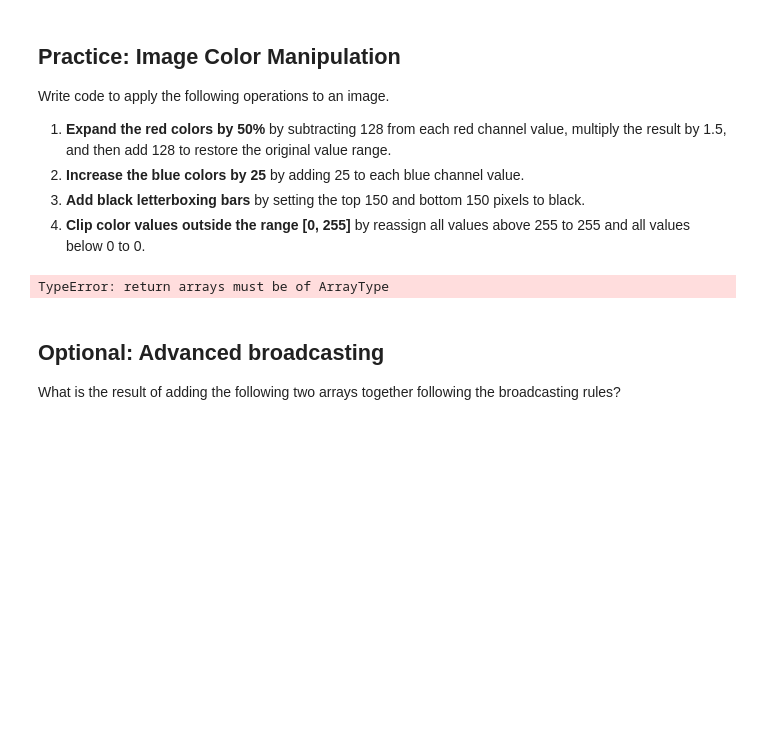
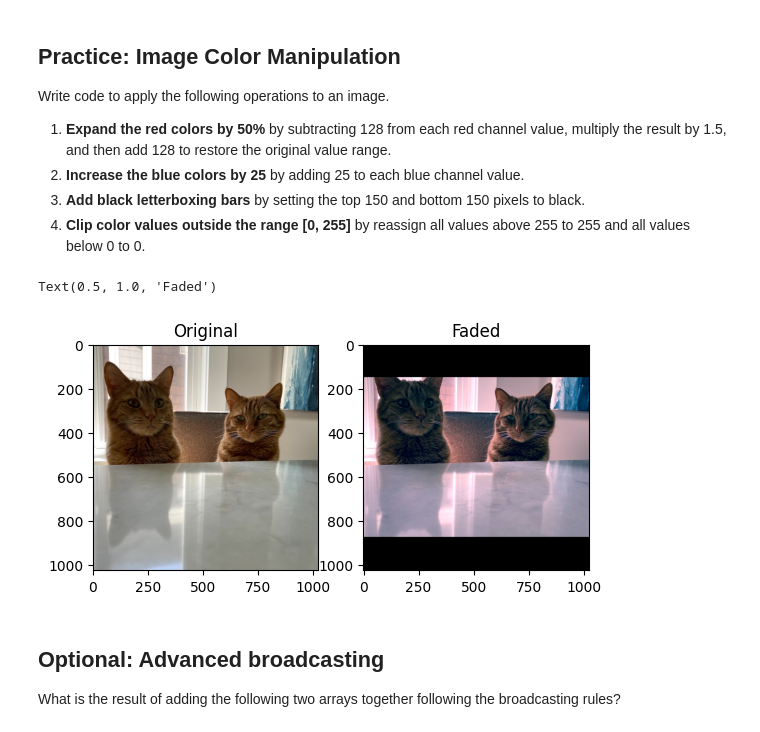
Before and after one commit to bhanu-pedarla/cse163-nchs, a Jupyter notebook: lectures/numpy.ipynb, the cells around one changed output. Drawn from its saved outputs; the diff is of its cells as text; code cells hidden in the pictures; blank space fills up the shorter version.

```diff
--- a/lectures/numpy.ipynb
+++ b/lectures/numpy.ipynb
@@ -133,17 +134,28 @@ Write code to apply the following operations to an image.
 1. **Clip color values outside the range [0, 255]** by reassign all values above 255 to 255 and all values below 0 to 0.
 # %%
 oj = iio.imread("oj.jpg").astype("float32")
-oj2 = (oj - [128, 0, 0]) * [1.5, 1, 1] + [128, 0, 0] + [0, 25, 0]
-oj2[:150, :600] = 0
-oj2[450:600, :600] = 0
-oj2 = np.clip(oj2, min = 0, max = 255, out = 0)
+
+r = oj[:, :, 0]
+g = oj[:, :, 1]
+b = oj[:, :, 2]
+
+r = (( r - 128 ) * 1.5) + 128
+b = b + 25
+
+oj2 = np.dstack((r,g,b))
+
+oje = np.clip(oj2, 0, 255)
+oje[:150, :1024] = 0
+oje[874:1024, :1024] = 0
+
 fig, axes = plt.subplots(1, 2)
 axes[0].imshow(oj.astype("uint8"))
 axes[0].set_title("Original")
-axes[1].imshow(oj2.astype("uint8"))
+axes[1].imshow(oje.astype("uint8"))
 axes[1].set_title("Faded")
 # %% [output]
-TypeError: return arrays must be of ArrayType
+Text(0.5, 1.0, 'Faded')
+[figure, added]
 # %% [markdown]
 ## Optional: Advanced broadcasting
 
```
Also changed, not shown: parts of 1 cell of this notebook.
